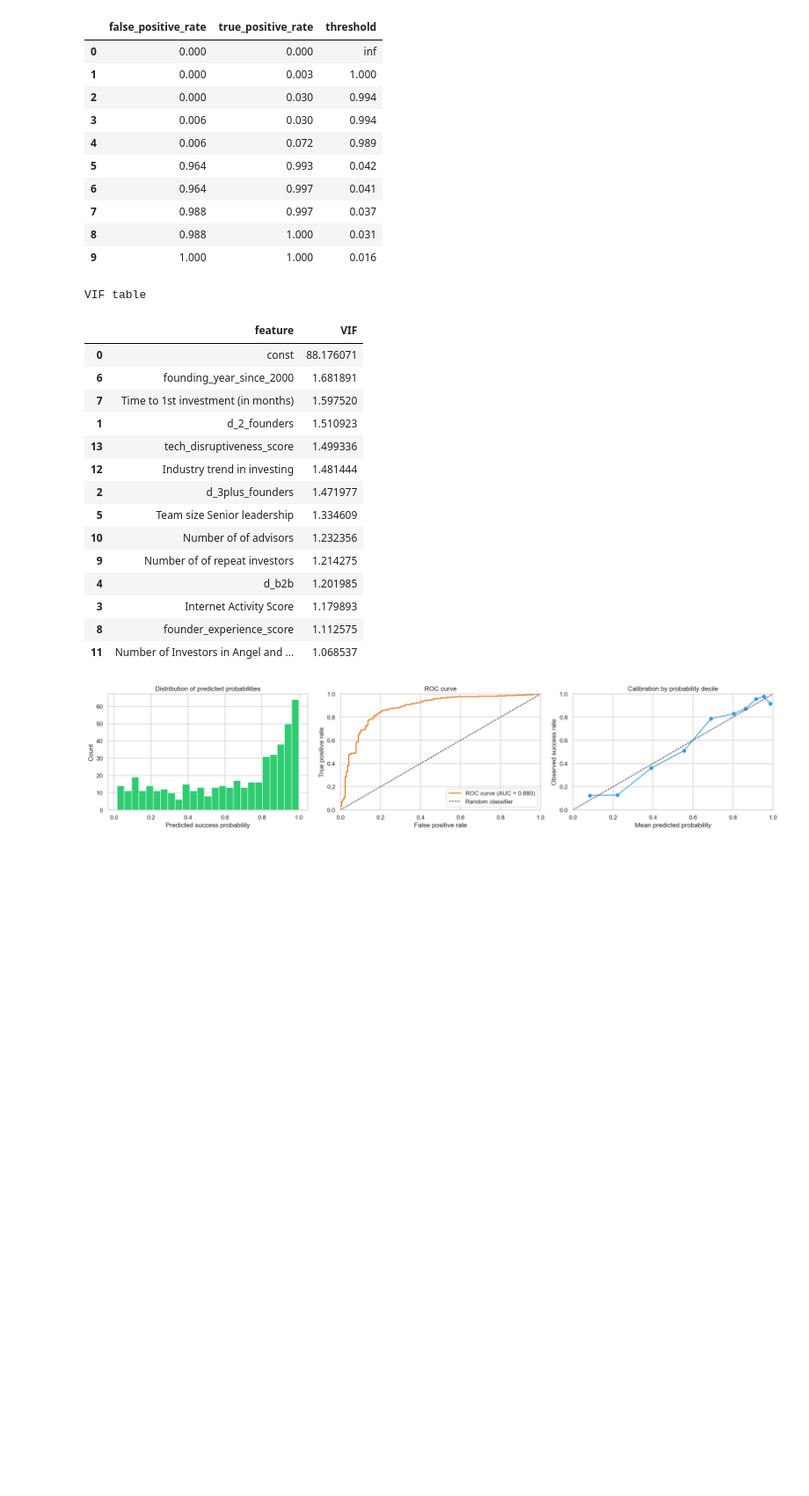
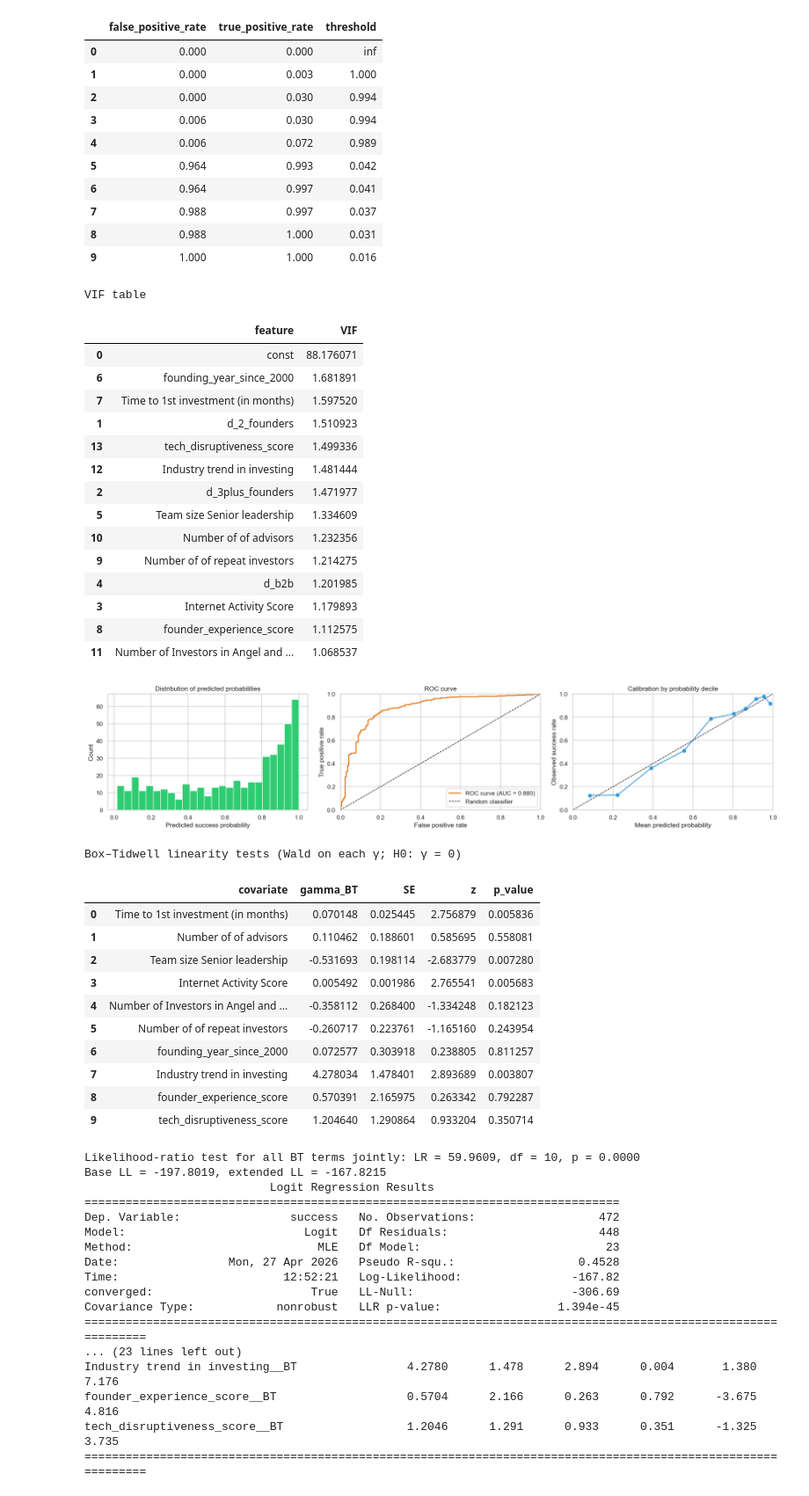
Before and after one commit to ykertytsky/ucu-econometrics-final-project, a Jupyter notebook: model.ipynb, the cells around one changed output. Shown at 88% size. Saved outputs shown, nothing was run; the diff lists cells and outputs as text; code cells hidden in the pictures; blank space fills up the shorter version.

```diff
--- a/model.ipynb
+++ b/model.ipynb
@@ -268,7 +268,7 @@ forced_features = ['d_2_founders', 'd_3plus_founders']
 
 def fit_logit(feature_list):
     X_curr = sm.add_constant(X[feature_list], has_constant='add')
-    result = sm.Logit(y, X_curr).fit(disp=False)
+    result = sm.Logit(y, X_curr).fit(disp=False, cov_type='HC3')
     return result, X_curr
 
 
@@ -727,31 +727,61 @@ for col in continuous_in_model:
 if not bt_names:
     print('No continuous covariates in the selected model — Box–Tidwell not applicable.')
 else:
     X_bt = pd.concat([X_logit] + bt_blocks, axis=1)
-    bt_model = sm.Logit(y, X_bt).fit(disp=False)
+    bt_model = sm.Logit(y, X_bt).fit(disp=False, cov_type='HC3')
 
     bt_rows = []
     for bt_col in bt_names:
         base_col = bt_col.rsplit('__BT', 1)[0]
         bt_rows.append({
             'covariate': base_col,
             'gamma_BT': bt_model.params[bt_col],
             'SE': bt_model.bse[bt_col],
             'z': bt_model.tvalues[bt_col],
             'p_value': bt_model.pvalues[bt_col],
         })
 
     bt_summary = pd.DataFrame(bt_rows)
     print('Box–Tidwell linearity tests (Wald on each γ; H0: γ = 0)')
     display(bt_summary)
 
     lr_stat = 2.0 * (bt_model.llf - logit_results.llf)
     lr_df = len(bt_names)
     try:
         from scipy.stats import chi2
         lr_p = float(chi2.sf(lr_stat, lr_df))
     except ImportError:
         lr_p = np.nan
     print(f'Likelihood-ratio test for all BT terms jointly: LR = {lr_stat:.4f}, df = {lr_df}, p = {lr_p:.4f}')
     print(f'Base LL = {logit_results.llf:.4f}, extended LL = {bt_model.llf:.4f}')
     print(bt_model.summary())
+# %% [output]
+Box–Tidwell linearity tests (Wald on each γ; H0: γ = 0)
+|  | covariate | gamma_BT | SE | z | p_value |
+| 0 | Time to 1st investment (in months) | 0.070148 | 0.025445 | 2.756879 | 0.005836 |
+| 1 | Number of of advisors | 0.110462 | 0.188601 | 0.585695 | 0.558081 |
+| 2 | Team size Senior leadership | -0.531693 | 0.198114 | -2.683779 | 0.007280 |
+| 3 | Internet Activity Score | 0.005492 | 0.001986 | 2.765541 | 0.005683 |
+| 4 | Number of Investors in Angel and ... | -0.358112 | 0.268400 | -1.334248 | 0.182123 |
+| 5 | Number of of repeat investors | -0.260717 | 0.223761 | -1.165160 | 0.243954 |
+| 6 | founding_year_since_2000 | 0.072577 | 0.303918 | 0.238805 | 0.811257 |
+| 7 | Industry trend in investing | 4.278034 | 1.478401 | 2.893689 | 0.003807 |
+| 8 | founder_experience_score | 0.570391 | 2.165975 | 0.263342 | 0.792287 |
+| 9 | tech_disruptiveness_score | 1.204640 | 1.290864 | 0.933204 | 0.350714 |
+Likelihood-ratio test for all BT terms jointly: LR = 59.9609, df = 10, p = 0.0000
+Base LL = -197.8019, extended LL = -167.8215
+                           Logit Regression Results
+==============================================================================
+Dep. Variable:                success   No. Observations:                  472
+Model:                          Logit   Df Residuals:                      448
+Method:                           MLE   Df Model:                           23
+Date:                Mon, 27 Apr 2026   Pseudo R-squ.:                  0.4528
+Time:                        12:52:21   Log-Likelihood:                -167.82
+converged:                       True   LL-Null:                       -306.69
+Covariance Type:            nonrobust   LLR p-value:                 1.394e-45
+==============================================================================================================
+... (23 lines left out)
+Industry trend in investing__BT                4.2780      1.478      2.894      0.004       1.380       7.176
+founder_experience_score__BT                   0.5704      2.166      0.263      0.792      -3.675       4.816
+tech_disruptiveness_score__BT                  1.2046      1.291      0.933      0.351      -1.325       3.735
+==============================================================================================================
```
Also changed, not shown: parts of 2 cells of this notebook.
